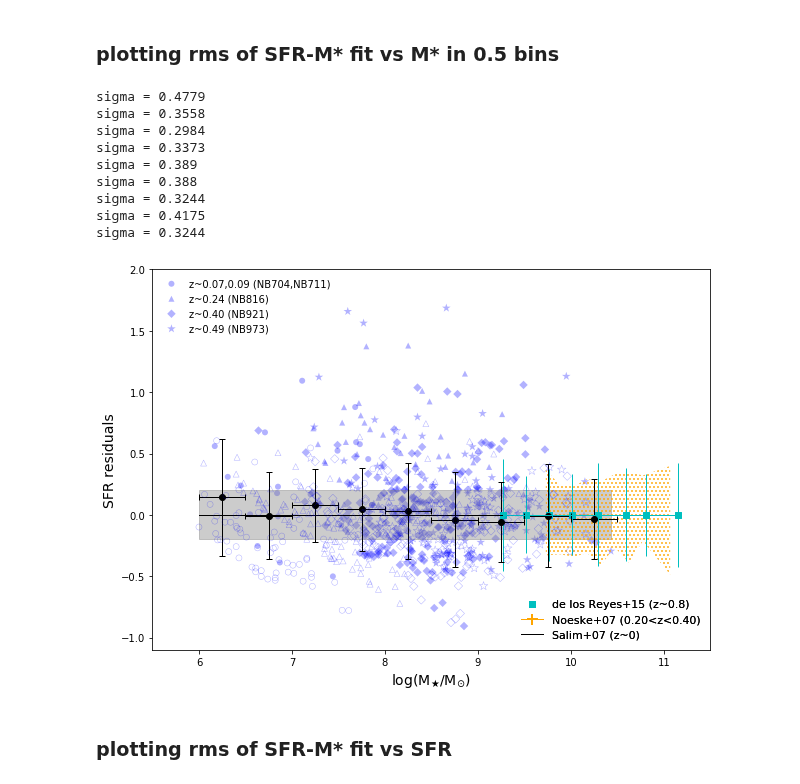
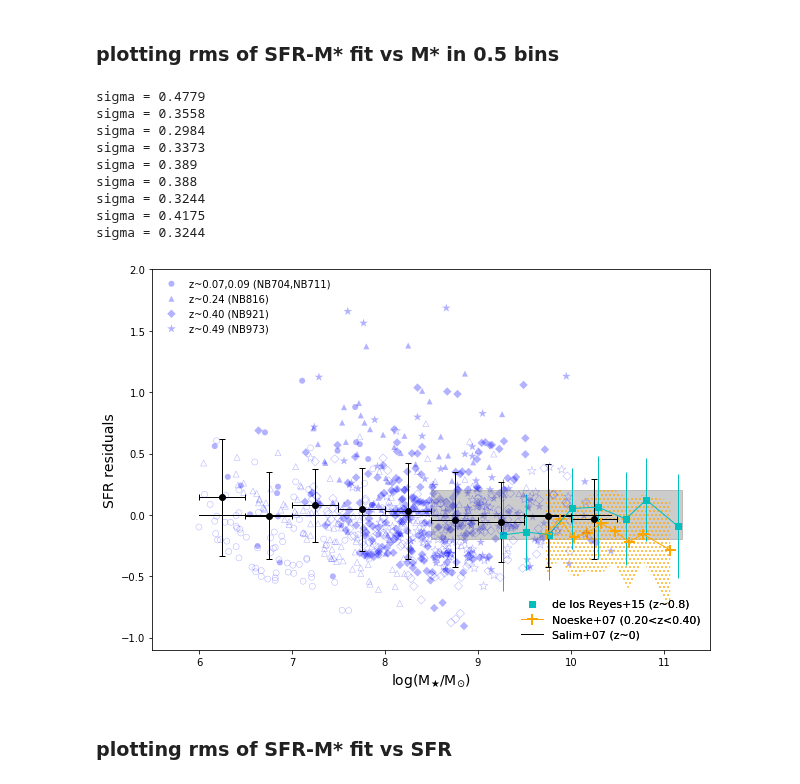
Before and after one commit to kaitshin/LowM_MainSequence, a Jupyter notebook: dispersion_fiddling.ipynb, the cells around one changed output. Drawn from its saved outputs; the diff is of its cells as text; code cells hidden in the pictures.

Commit message:
fixed ranges and residuals for the dispersion plot

```diff
--- a/dispersion_fiddling.ipynb
+++ b/dispersion_fiddling.ipynb
@@ -140,60 +140,62 @@ for i in range(len(mbins0)):
     print 'sigma =',str(np.round(np.std(sfrs_resid[bin_match]), 4))
 
 # salim07
-xarr = np.arange(min(smass0), max(smass0)+0.01, 0.01)
+xarr = np.arange(8.5, 11.2, 0.01)
 plt.fill_between(xarr, -np.array([0.2]*len(xarr)), np.array([0.2]*len(xarr)), color='gray', alpha=0.4)
 
 # delosreyes15
-# not sure if this is the correct thing to do to plot dlr dispersion
-# considering the data doesn't have a redshift dependency, so can't residuals from sfr(z,m) model
+def delosreyes_fit(mass):
+    return 0.75*mass - 6.73
 dlr_xarr = np.array([9.27, 9.52, 9.76, 10.01, 10.29, 10.59, 10.81, 11.15])
 dlr_yarr = np.array([0.06, 0.27, 0.43, 0.83, 1.05, 1.18, 1.50, 1.54])
 dlr_yerr = np.array([0.454, 0.313, 0.373, 0.329, 0.419, 0.379, 0.337, 0.424])
-ax.errorbar(dlr_xarr, np.zeros_like(dlr_xarr), dlr_yerr, fmt='c', ecolor='c', zorder=2)
-ax.scatter(dlr_xarr, np.zeros_like(dlr_xarr), color='c', marker='s', zorder=2)
+ax.errorbar(dlr_xarr, dlr_yarr - delosreyes_fit(dlr_xarr), dlr_yerr, fmt='c', ecolor='c', zorder=2)
+ax.scatter(dlr_xarr, dlr_yarr - delosreyes_fit(dlr_xarr), color='c', marker='s', zorder=2)
 
 # noeske07
-# not sure if this is the correct thing to do to plot noeske dispersion
-# considering the data doesn't have a redshift dependency, so can't residuals from sfr(z,m) model
+def noeske_fit(mass):
+    return 0.67*mass - 6.19
 noeske = asc.read(FULL_PATH+'Main_Sequence/Noeske07_fig1_z1.txt',guess=False,
                   Reader=asc.NoHeader)
 logM   = np.array(noeske['col1'])
 logSFR = np.array(noeske['col2'])
 logSFR_low  = np.array(noeske['col3'])
 logSFR_high = np.array(noeske['col4'])
-ax.fill_between(logM, logSFR_low-logSFR, logSFR_high-logSFR, facecolor='none',
+ax.fill_between(logM, logSFR_low-noeske_fit(logM), logSFR_high-noeske_fit(logM), facecolor='none',
                 hatch=3*'.', edgecolor='orange', linewidth=0.0, zorder=1)
+ax.plot(logM, logSFR - noeske_fit(logM), color='orange', marker='+', #linestyle='',
+        mew=2, markersize=11)
 
 # first legend
 legend1 = ax.legend(loc='upper left', frameon=False)
 ax.add_artist(legend1)
 
 # second legend
 noeske, = ax.plot(-100,100,color='orange', marker='+',label='Noeske+07 (0.20<z<0.40)',mew=2,markersize=11)
 delosreyes = ax.scatter(-100, 100, color='c', marker='s',label='de los Reyes+15 (z~0.8)', zorder=2)
 salim, = ax.plot([-100, 100], [-100, 100], 'k-', label='Salim+07 (z~0)', zorder=1)
 labelarr2 = np.array([delosreyes, noeske, salim])
 legend2 = ax.legend(handles=list(labelarr2), loc='lower right', frameon=False,
                      fontsize=11, scatterpoints=1, numpoints=1)
 ax.add_artist(legend2)
 
 # final touches
 ax.set_xlabel('log(M'+r'$_\bigstar$'+'/M'+r'$_{\odot}$'+')', size=14)
 ax.set_ylabel('SFR residuals', size=14)
 ax.set_xlim([5.5,11.5])
 ax.set_ylim([-1.1,2.0])
 f.set_size_inches(10,7)
 # %% [output]
 sigma = 0.4779
 sigma = 0.3558
 sigma = 0.2984
 sigma = 0.3373
 sigma = 0.389
 sigma = 0.388
 sigma = 0.3244
 sigma = 0.4175
 sigma = 0.3244
-[figure, old version]
+[figure, new version]
 # %% [markdown]
 ### plotting rms of SFR-M\* fit vs SFR
 # %%
```
